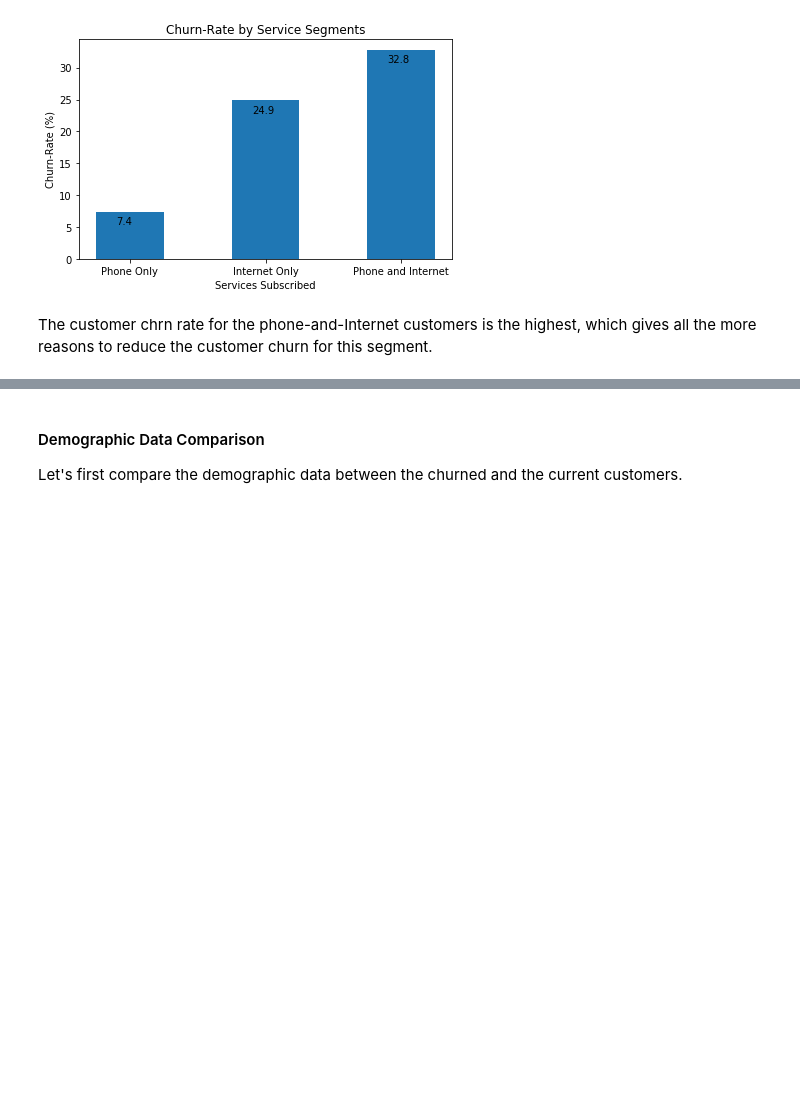
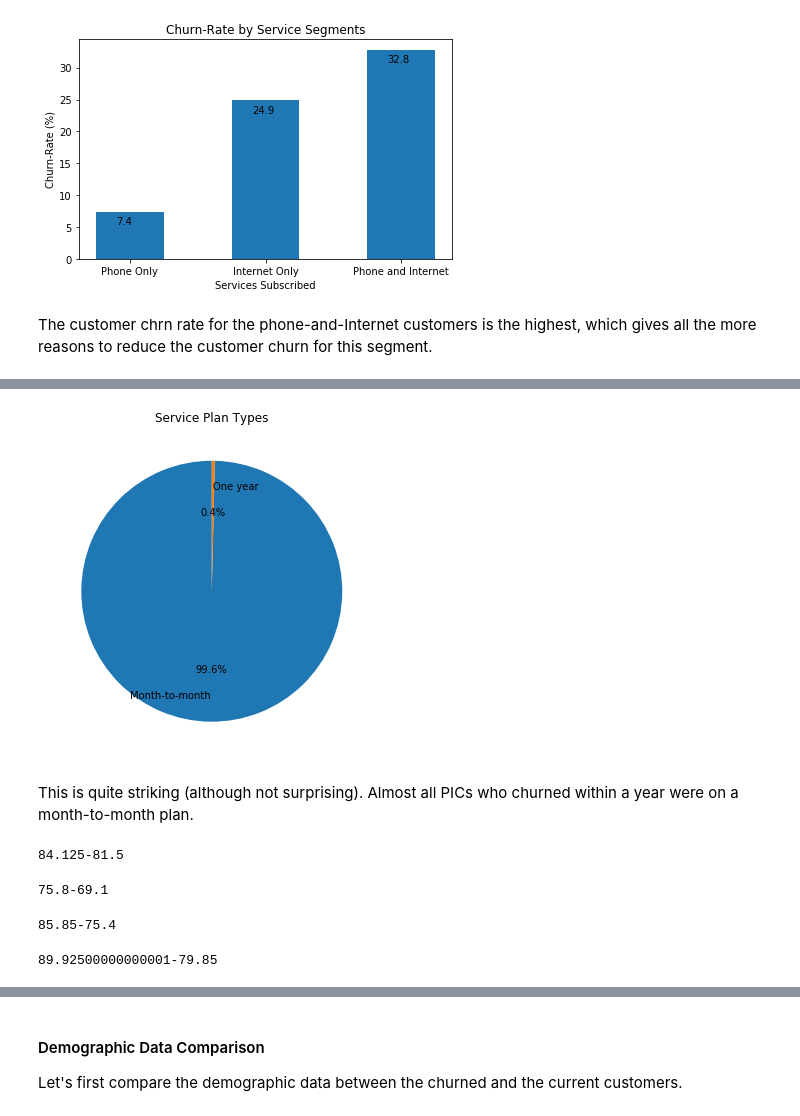
Before and after one commit to keigito/Telco_EDA, a Jupyter notebook: Telco_Customer_Churn.ipynb, the cells around one changed output, grey strips where cells are left out. Cells and saved outputs as stored; diff of their text form; code cells hidden in the pictures; blank space fills up the shorter version.

```diff
--- a/Telco_Customer_Churn.ipynb
+++ b/Telco_Customer_Churn.ipynb
@@ -256,0 +314,43 @@ The customer chrn rate for the phone-and-Internet customers is the highest, whic
+# %%
+short_term_churn_counts = df[(df["InternetService"] != "No") & (df["PhoneService"] == "Yes") & (df["Churn"] == "Yes") & (df["tenure"] < 12)]["Contract"].value_counts()
+# %%
+short_term_churned_values = []
+for i in range(len(short_term_churn_counts.index)):
+    short_term_churned_values.append(short_term_churn_counts[i])
+short_term_churned_labels = list(short_term_churn_counts.index)
+# %%
+plt.rcParams.update({'figure.figsize': [10, 6]})
+fig = plt.figure()
+
+ax = fig.add_subplot(111)
+ax.pie(short_term_churned_values, labels=short_term_churned_labels, startangle=90, autopct='%1.1f%%', labeldistance=0.8)
+ax.set_title("Service Plan Types")
+plt.show()
+# %% [output]
+[figure, added]
+# %% [markdown]
+This is quite striking (although not surprising). Almost all PICs who churned within a year were on a month-to-month plan.
+# %%
+c = df[(df["InternetService"] != "No") & (df["PhoneService"] == "Yes") & (df["Churn"] == "Yes")]["MonthlyCharges"].median()
+s = df[(df["InternetService"] != "No") & (df["PhoneService"] == "Yes") & (df["Churn"] == "No")]["MonthlyCharges"].median()
+print("{0}-{1}".format(c, s))
+# %% [output]
+84.125-81.5
+# %%
+c = df[(df["InternetService"] != "No") & (df["PhoneService"] == "Yes") & (df["Churn"] == "Yes") & (df["tenure"] < 12)]["MonthlyCharges"].median()
+s = df[(df["InternetService"] != "No") & (df["PhoneService"] == "Yes") & (df["Churn"] == "No") & (df["tenure"] < 12)]["MonthlyCharges"].median()
+print("{0}-{1}".format(c, s))
+# %% [output]
+75.8-69.1
+# %%
+c = df[(df["InternetService"] != "No") & (df["PhoneService"] == "Yes") & (df["Churn"] == "Yes") & (df["tenure"] >= 12) & (df["tenure"] < 24)]["MonthlyCharges"].median()
+s = df[(df["InternetService"] != "No") & (df["PhoneService"] == "Yes") & (df["Churn"] == "No") & (df["tenure"] >= 12) & (df["tenure"] < 24)]["MonthlyCharges"].median()
+print("{0}-{1}".format(c, s))
+# %% [output]
+85.85-75.4
+# %%
+c = df[(df["InternetService"] != "No") & (df["PhoneService"] == "Yes") & (df["Churn"] == "Yes") & (df["tenure"] >= 24) & (df["tenure"] < 36)]["MonthlyCharges"].median()
+s = df[(df["InternetService"] != "No") & (df["PhoneService"] == "Yes") & (df["Churn"] == "No") & (df["tenure"] >= 24) & (df["tenure"] < 36)]["MonthlyCharges"].median()
+print("{0}-{1}".format(c, s))
+# %% [output]
+89.92500000000001-79.85
```
Also changed, not shown: parts of 11 cells of this notebook.
